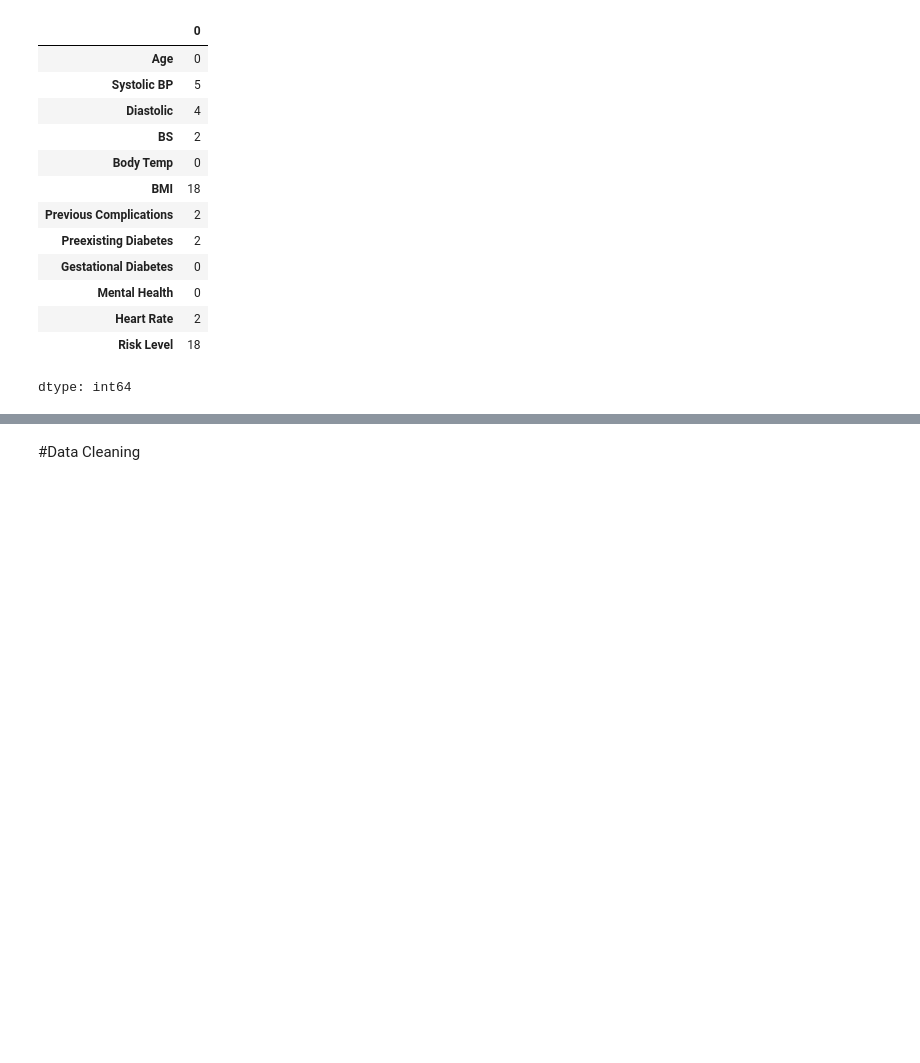
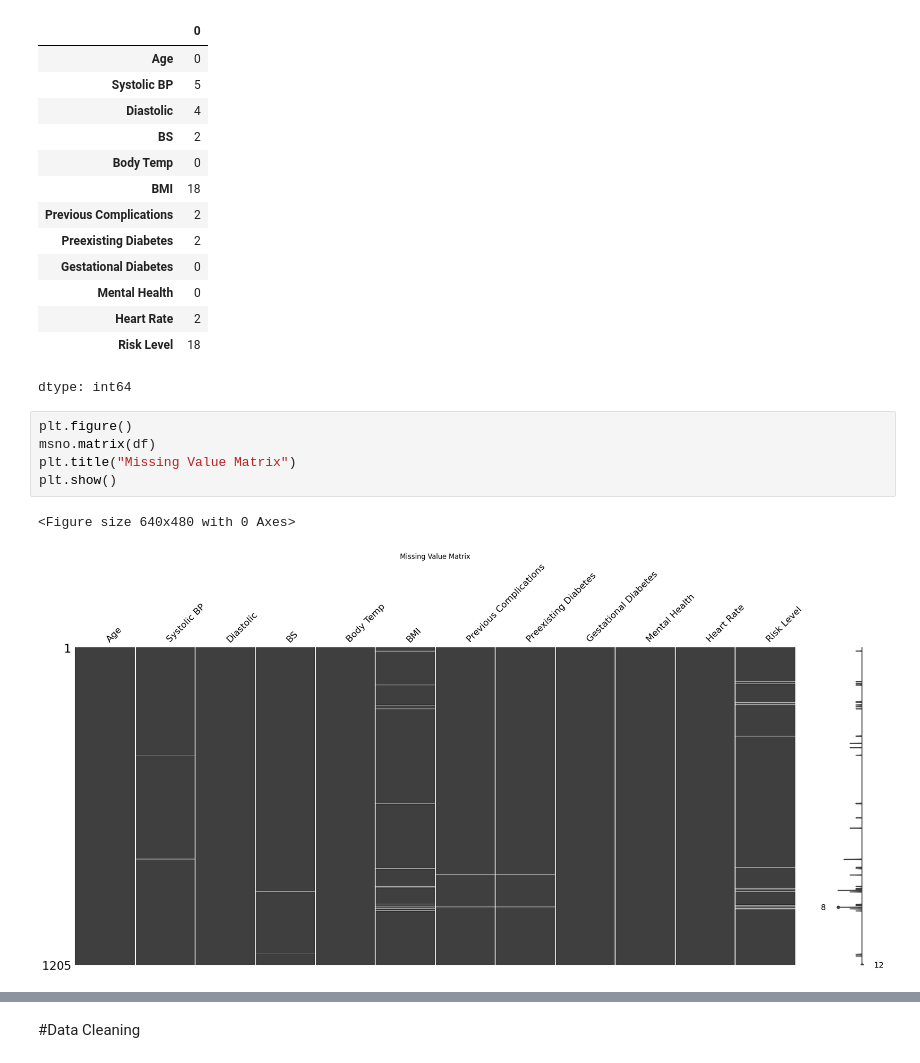
Before and after one commit to alifnw/3-Alif-Livyandra, a Jupyter notebook: Weekly_Report_2.ipynb, the cells around one changed output, grey strips where cells are left out. Cells and saved outputs as stored; diff of their text form; blank space fills up the shorter version.

```diff
--- a/Weekly_Report_2.ipynb
+++ b/Weekly_Report_2.ipynb
@@ -110,3 +153,11 @@ df.isna().sum()
 | Heart Rate | 2 |
 | Risk Level | 18 |
 dtype: int64
+# %%
+plt.figure()
+msno.matrix(df)
+plt.title("Missing Value Matrix")
+plt.show()
+# %% [output]
+<Figure size 640x480 with 0 Axes>
+[figure, added]
```
Also changed, not shown: parts of 48 cells of this notebook.
